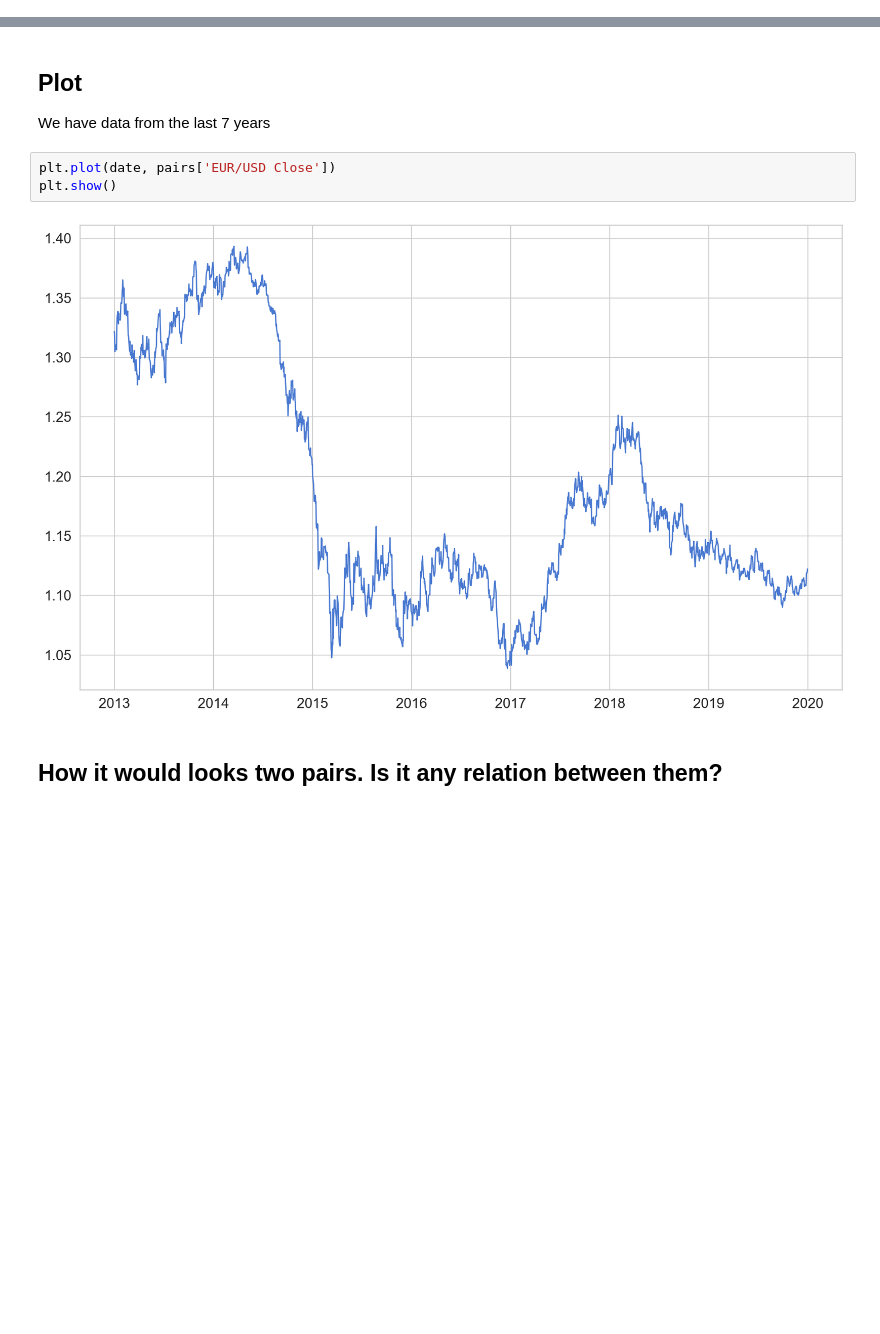
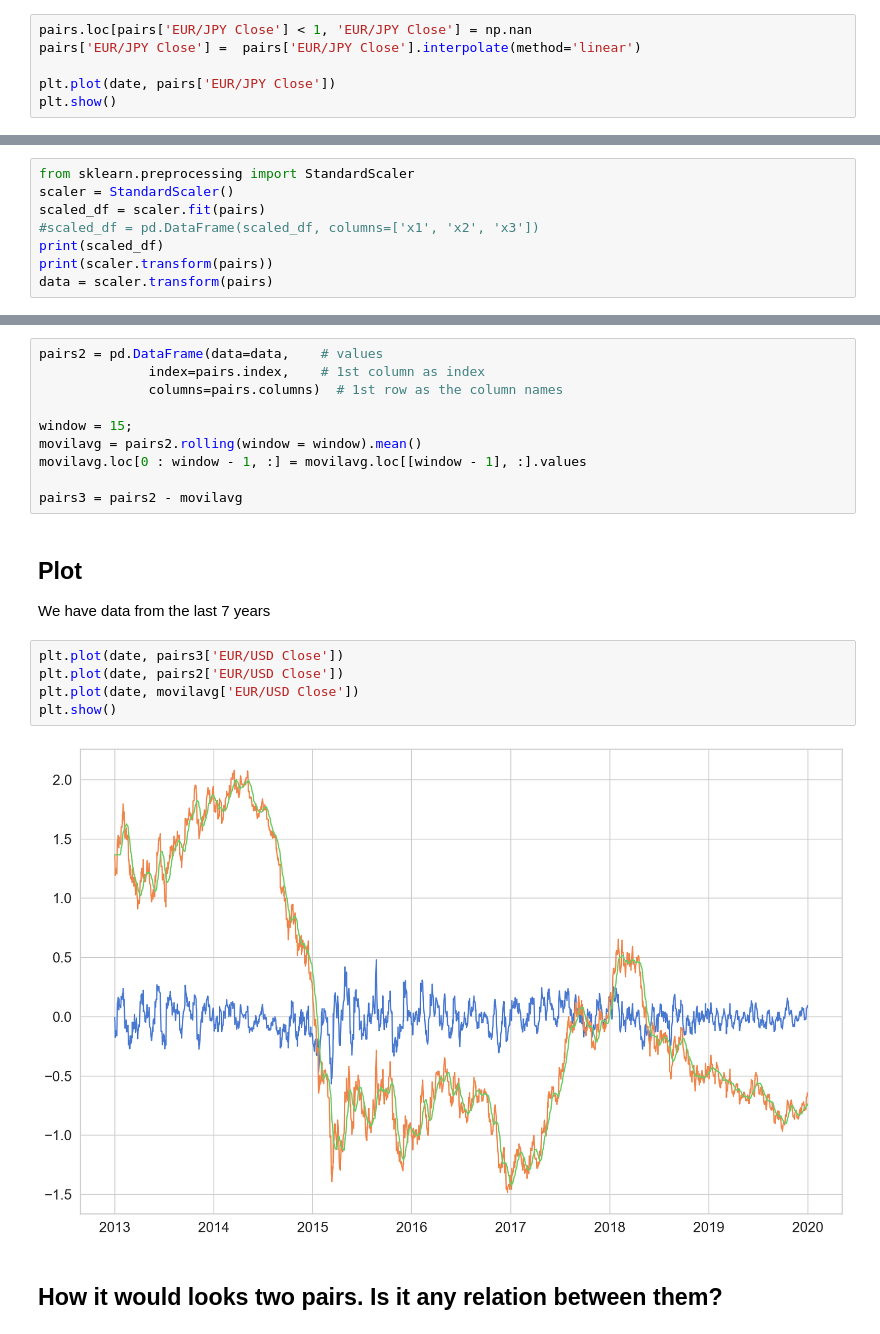
Before and after one commit to andcastillo/time-series, a Jupyter notebook: eurusd.ipynb, the cells around one changed output, grey strips where cells are left out. Cells and saved outputs as stored; diff of their text form; blank space fills up the shorter version.

Commit message:
fix values

```diff
--- a/eurusd.ipynb
+++ b/eurusd.ipynb
@@ -59,0 +69,6 @@ pairs.head()
+# %%
+pairs.loc[pairs['EUR/JPY Close'] < 1, 'EUR/JPY Close'] = np.nan
+pairs['EUR/JPY Close'] =  pairs['EUR/JPY Close'].interpolate(method='linear')
+
+plt.plot(date, pairs['EUR/JPY Close'])
+plt.show()
@@ -59,0 +77,8 @@ pairs.head()
+# %%
+from sklearn.preprocessing import StandardScaler
+scaler = StandardScaler()
+scaled_df = scaler.fit(pairs)
+#scaled_df = pd.DataFrame(scaled_df, columns=['x1', 'x2', 'x3'])
+print(scaled_df)
+print(scaler.transform(pairs))
+data = scaler.transform(pairs)
@@ -60,12 +96,24 @@ pairs.head()
+# %%
+pairs2 = pd.DataFrame(data=data,    # values
+              index=pairs.index,    # 1st column as index
+              columns=pairs.columns)  # 1st row as the column names
+
+window = 15;
+movilavg = pairs2.rolling(window = window).mean()
+movilavg.loc[0 : window - 1, :] = movilavg.loc[[window - 1], :].values
+
+pairs3 = pairs2 - movilavg
 # %% [markdown]
 ## Plot
 
 We have data from the last 7 years
 # %%
-plt.plot(date, pairs['EUR/USD Close'])
+plt.plot(date, pairs3['EUR/USD Close'])
+plt.plot(date, pairs2['EUR/USD Close'])
+plt.plot(date, movilavg['EUR/USD Close'])
 plt.show()
 # %% [output]
-[figure, old version]
+[figure, new version]
 # %% [markdown]
 ## How it would looks two pairs. Is it any relation between them?
 # %%
```
Also changed, not shown: parts of 18 cells of this notebook.
